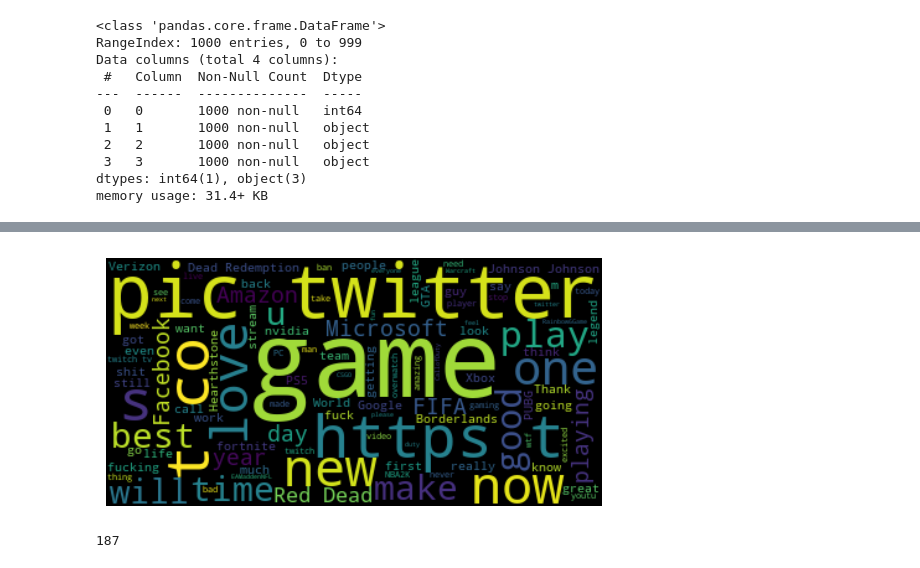
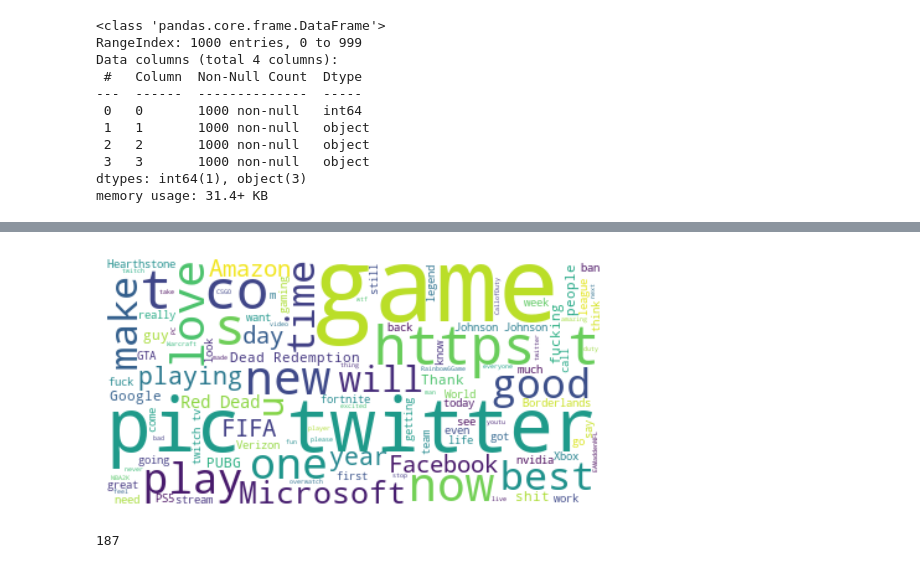
Before and after one commit to iadel93/DEBI_Python, a Jupyter notebook: DataVisualization/AdvancedVisualization.ipynb, the cells around one changed output, grey strips where cells are left out. Drawn from its saved outputs; the diff is of its cells as text; code cells hidden in the pictures.

```diff
--- a/DataVisualization/AdvancedVisualization.ipynb
+++ b/DataVisualization/AdvancedVisualization.ipynb
@@ -89,15 +54,15 @@ Successfully installed wordcloud-1.9.4
 # %%
 # plot a word cloud
 from wordcloud import WordCloud
 import matplotlib.pyplot as plt
 
 text = ' '.join(data[3])
-wordcloud = WordCloud().generate(text)
+wordcloud = WordCloud(background_color='white').generate(text)
 plt.imshow(wordcloud, interpolation='bilinear')
 plt.axis("off")
 plt.show()
 # %% [output]
-[figure, old version]
+[figure, new version]
 # %%
 text.count('game')
 # %% [output]
```
Also changed, not shown: parts of 27 cells of this notebook.
